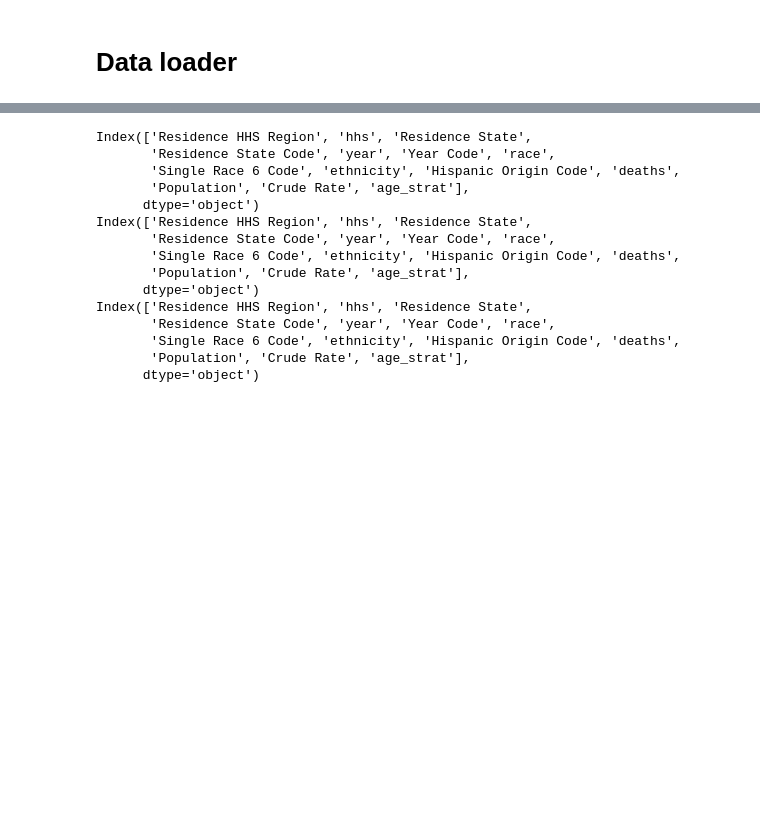
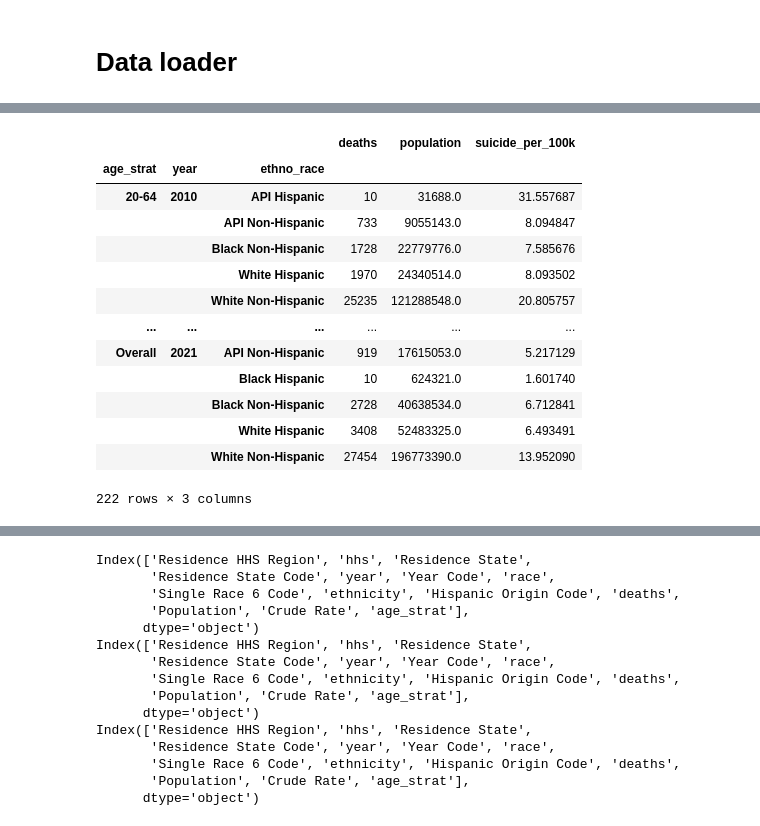
Before and after one commit to arnaud39/us_suicide_study, a Jupyter notebook: Suicide Project.ipynb, the cells around one changed output, grey strips where cells are left out. Drawn from its saved outputs; the diff is of its cells as text; code cells hidden in the pictures; blank space fills up the shorter version.

```diff
--- a/Suicide Project.ipynb
+++ b/Suicide Project.ipynb
@@ -294,3 +459,20 @@ sd.plot(x="year", y="suicide_perc", by="race", color="age_strat", scatter=False,
+# %%
+sd.merged[('year','ethno_race')]
+# %% [output]
+|  |  |  | deaths | population | suicide_per_100k |
+| age_strat | year | ethno_race |  |  |  |
+| 20-64 | 2010 | API Hispanic | 10 | 31688.0 | 31.557687 |
+|  |  | API Non-Hispanic | 733 | 9055143.0 | 8.094847 |
+|  |  | Black Non-Hispanic | 1728 | 22779776.0 | 7.585676 |
+|  |  | White Hispanic | 1970 | 24340514.0 | 8.093502 |
+|  |  | White Non-Hispanic | 25235 | 121288548.0 | 20.805757 |
+| ... | ... | ... | ... | ... | ... |
+| Overall | 2021 | API Non-Hispanic | 919 | 17615053.0 | 5.217129 |
+|  |  | Black Hispanic | 10 | 624321.0 | 1.601740 |
+|  |  | Black Non-Hispanic | 2728 | 40638534.0 | 6.712841 |
+|  |  | White Hispanic | 3408 | 52483325.0 | 6.493491 |
+|  |  | White Non-Hispanic | 27454 | 196773390.0 | 13.952090 |
+222 rows × 3 columns
 # %%
 x = "year"
 y = "suicide_perc"
```
Also changed, not shown: parts of 22 cells of this notebook, 15 other files.
